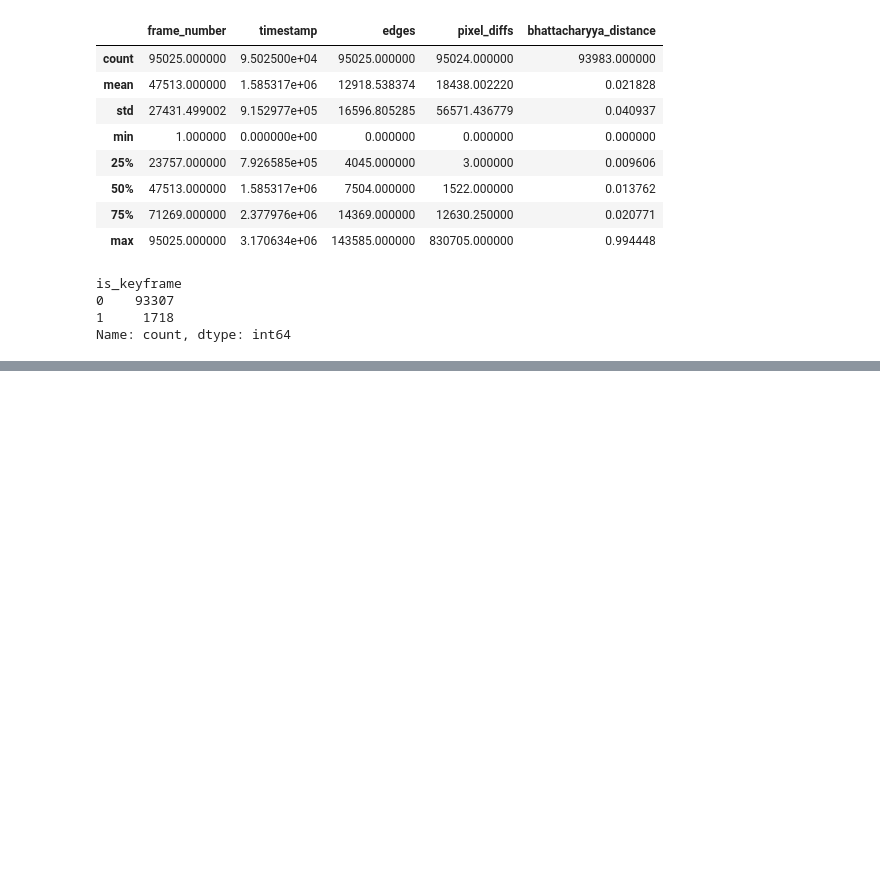
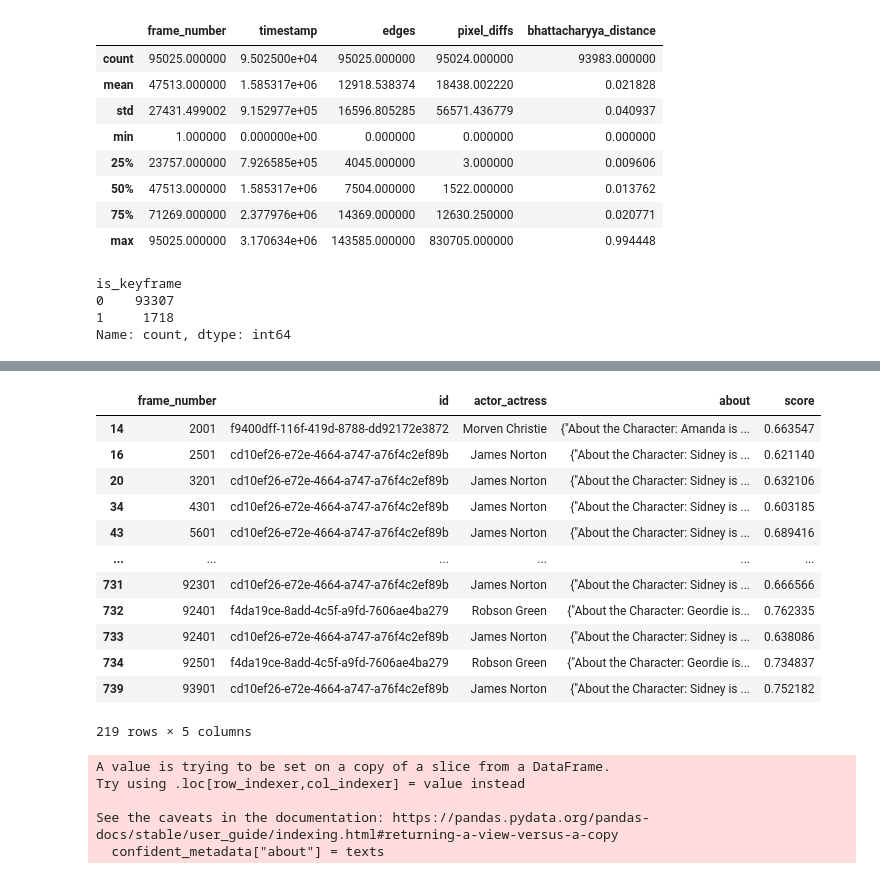
Before and after one commit to sophie-marshall/pbs-passthrough, a Jupyter notebook: notebooks/keyframe_detection.ipynb, the cells around one changed output, grey strips where cells are left out. Drawn from its saved outputs; the diff is of its cells as text; code cells hidden in the pictures; blank space fills up the shorter version.

```diff
--- a/notebooks/keyframe_detection.ipynb
+++ b/notebooks/keyframe_detection.ipynb
@@ -91,0 +108,16 @@ keyframe_df = df[df["is_keyframe"] == 1]
+# %%
+from utils.facial_recognition import FacialRecognition
+
+# create facial recognition instance
+facial_recognition = FacialRecognition()
+# %%
+from utils.pg_client import PGClient
+import os
+
+# instantiate pg client
+db = PGClient(
+    host=os.getenv("PG_HOST"),
+    db_name=os.getenv("PG_DB"),
+    user=os.getenv("PG_USER"),
+    password=os.getenv("PG_PASSWORD")
+)
@@ -91,0 +213,27 @@ keyframe_df = df[df["is_keyframe"] == 1]
+# %%
+import pandas as pd
+
+# convert data to a data frame
+frame_metadata  = pd.DataFrame(data)
+# %%
+# subset to above 60% confidence on facial matches
+confident_metadata = frame_metadata[frame_metadata["score"] > 0.60]
+
+# write to csv
+# confident_metadata.to_csv("../flask_video_player/data/confident_metadata.csv", index=False)
+# %%
+confident_metadata
+# %% [output]
+|  | frame_number | id | actor_actress | about | score |
+| 14 | 2001 | f9400dff-116f-419d-8788-dd92172e3872 | Morven Christie | {"About the Character: Amanda is ... | 0.663547 |
+| 16 | 2501 | cd10ef26-e72e-4664-a747-a76f4c2ef89b | James Norton | {"About the Character: Sidney is ... | 0.621140 |
+| 20 | 3201 | cd10ef26-e72e-4664-a747-a76f4c2ef89b | James Norton | {"About the Character: Sidney is ... | 0.632106 |
+| 34 | 4301 | cd10ef26-e72e-4664-a747-a76f4c2ef89b | James Norton | {"About the Character: Sidney is ... | 0.603185 |
+| 43 | 5601 | cd10ef26-e72e-4664-a747-a76f4c2ef89b | James Norton | {"About the Character: Sidney is ... | 0.689416 |
+| ... | ... | ... | ... | ... | ... |
+| 731 | 92301 | cd10ef26-e72e-4664-a747-a76f4c2ef89b | James Norton | {"About the Character: Sidney is ... | 0.666566 |
+| 732 | 92401 | f4da19ce-8add-4c5f-a9fd-7606ae4ba279 | Robson Green | {"About the Character: Geordie is... | 0.762335 |
+| 733 | 92401 | cd10ef26-e72e-4664-a747-a76f4c2ef89b | James Norton | {"About the Character: Sidney is ... | 0.638086 |
+| 734 | 92501 | f4da19ce-8add-4c5f-a9fd-7606ae4ba279 | Robson Green | {"About the Character: Geordie is... | 0.734837 |
+| 739 | 93901 | cd10ef26-e72e-4664-a747-a76f4c2ef89b | James Norton | {"About the Character: Sidney is ... | 0.752182 |
+219 rows × 5 columns
@@ -91,0 +251,8 @@ keyframe_df = df[df["is_keyframe"] == 1]
+# %%
+confident_metadata["about"] = texts
+# %% [output]
+A value is trying to be set on a copy of a slice from a DataFrame.
+Try using .loc[row_indexer,col_indexer] = value instead
+
+See the caveats in the documentation: https://pandas.pydata.org/pandas-docs/stable/user_guide/indexing.html#returning-a-view-versus-a-copy
+  confident_metadata["about"] = texts
```
Also changed, not shown: parts of 12 cells of this notebook, 9 other files.
